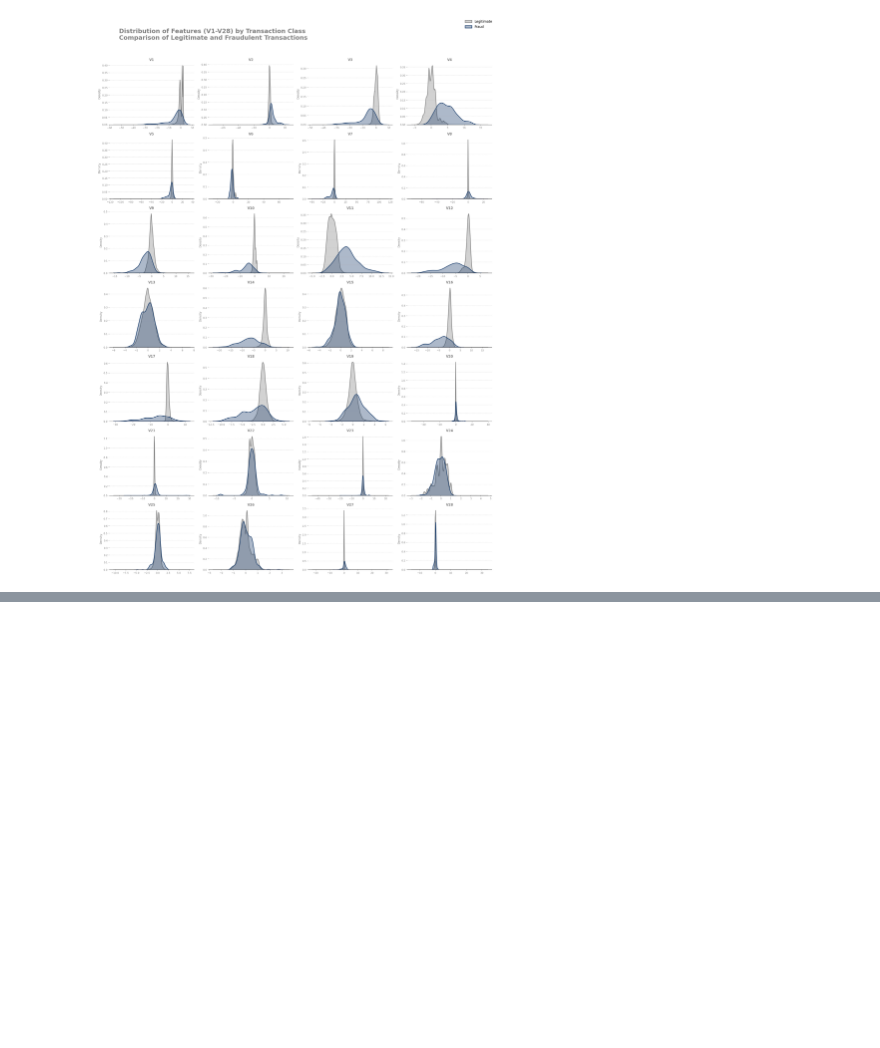
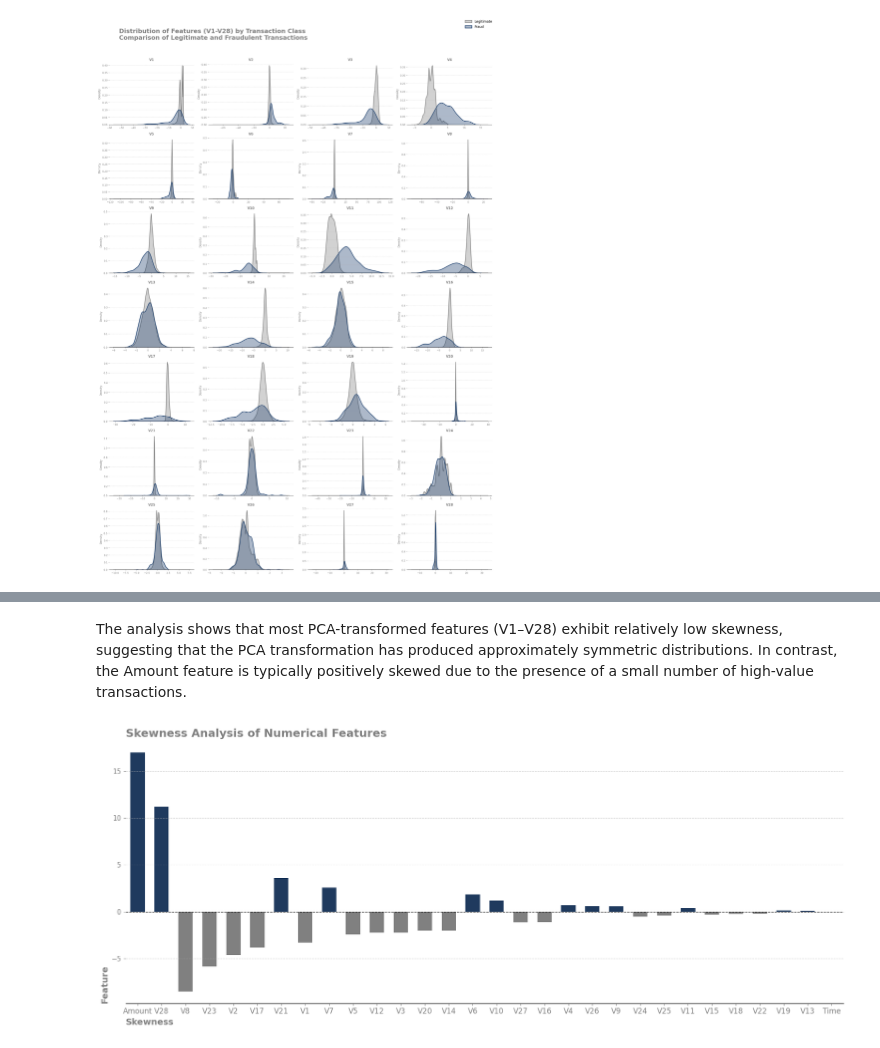
Before and after one commit to AI-Builders-Iran/fraud-detection-ml, a Jupyter notebook: notebooks/Main.ipynb, the cells around one changed output, grey strips where cells are left out. Saved outputs shown, nothing was run; the diff lists cells and outputs as text; code cells hidden in the pictures; blank space fills up the shorter version.

Commit message:
Add skewness_analysis + visualization

```diff
--- a/notebooks/Main.ipynb
+++ b/notebooks/Main.ipynb
@@ -191,0 +196,8 @@ plt.savefig("../reports/figures/EDA_feature_distribution_by_transaction_class.pn
+# %%
+# Calculate skewness
+skewness = creditcard_df.drop(columns="Class").skew().sort_values(key=abs, ascending=False).reset_index()
+
+
+skewness.columns = ["Feature", "Skewness"]
+
+skewness["color"] = np.where(skewness["Skewness"] >= 0, "#153968","#808080")
@@ -191,0 +224,64 @@ plt.savefig("../reports/figures/EDA_feature_distribution_by_transaction_class.pn
+# %% [markdown]
+The analysis shows that most PCA-transformed features (V1–V28) exhibit relatively low skewness, suggesting that the PCA transformation has produced approximately symmetric distributions. In contrast, the Amount feature is typically positively skewed due to the presence of a small number of high-value transactions.
+# %%
+fig, ax = plt.subplots(figsize=(17, 7))
+
+sns.barplot(
+    data=skewness,
+    x= "Feature",
+    y= "Skewness",
+    palette=list(skewness["color"]),
+    hue="Feature",
+    dodge=False,
+    width=0.6,
+    legend=False,
+    ax=ax
+)
+
+ax.spines[["right", "left", "top"]].set_visible(False)
+
+
+ax.set_title(
+    "Skewness Analysis of Numerical Features",
+    fontsize=18,
+    fontweight="bold",
+    color="gray",
+    loc="left"
+)
+
+ax.set_xlabel(
+    "Skewness",
+    fontsize=14,
+    fontweight="bold",
+    color="gray",
+    loc="left"
+)
+
+ax.set_ylabel(
+    "Feature",
+    fontsize=14,
+    fontweight="bold",
+    color="gray",
+    loc="bottom"
+)
+
+ax.tick_params(axis="x", colors="gray", labelsize=12)
+ax.tick_params(axis="y", colors="gray", labelsize=11)
+
+ax.grid(axis="y", linestyle="dashed", alpha=0.6)
+
+# Reference line at zero
+ax.axhline(
+    0,
+    color="black",
+    linestyle="--",
+    linewidth=1
+)
+
+plt.tight_layout()
+
+plt.savefig("../reports/figures/EDA_skewness_analysis.png",dpi=300)
+
+plt.show()
+# %% [output]
+[figure, added]
```
Also changed, not shown: parts of 3 cells of this notebook, 1 other file.
